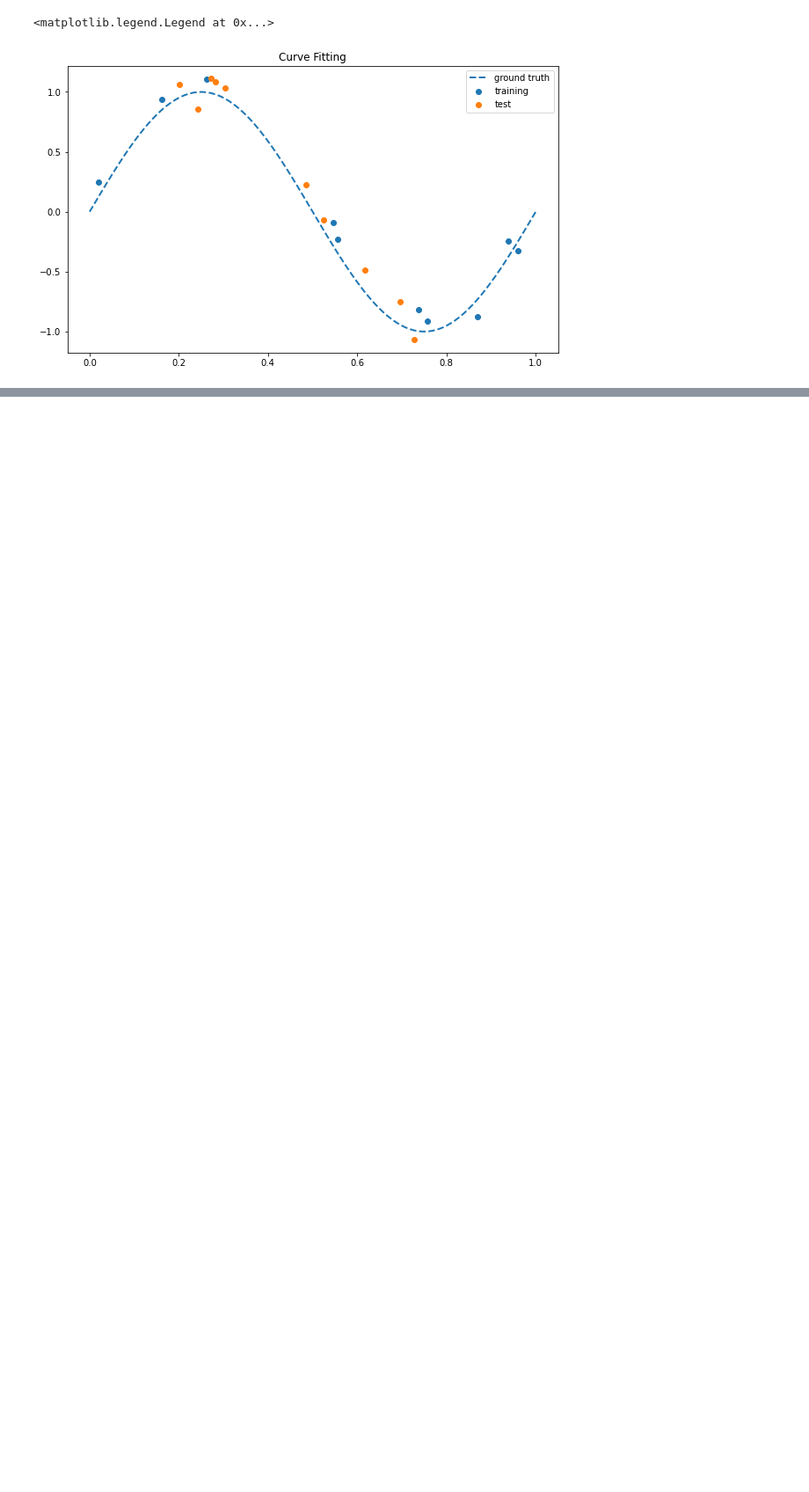
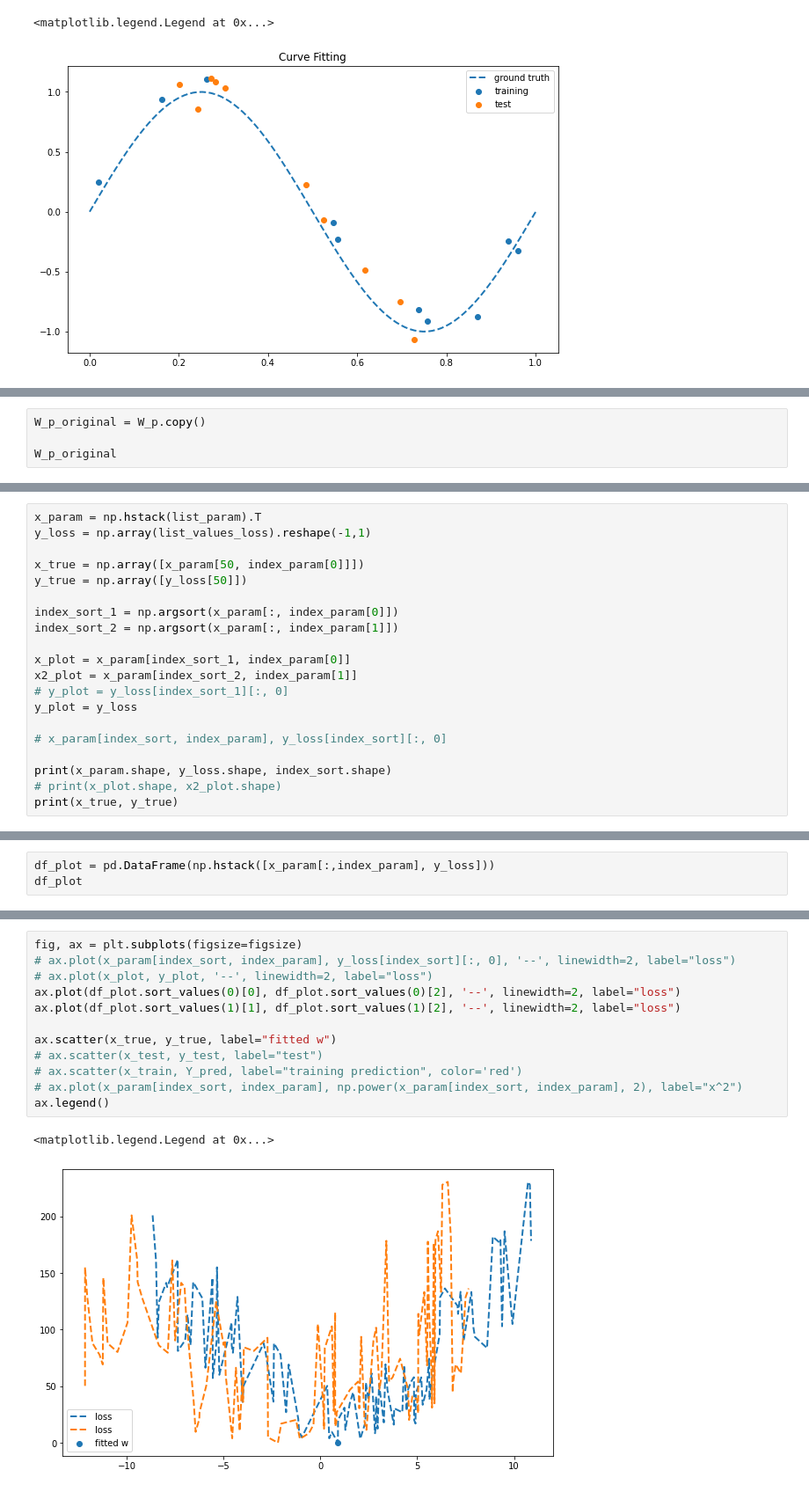
Before and after one commit to jroccal/machine_learning_fundamentals, a Jupyter notebook: notebooks/Polynomial_curve_fitting.ipynb, the cells around one changed output, grey strips where cells are left out. Shown: that part at 88% size. Cells and saved outputs as stored; diff of their text form; blank space fills up the shorter version.

```diff
--- a/notebooks/Polynomial_curve_fitting.ipynb
+++ b/notebooks/Polynomial_curve_fitting.ipynb
@@ -127,0 +115,4 @@ ax.legend()
+# %%
+W_p_original = W_p.copy()
+
+W_p_original
@@ -127,0 +158,20 @@ ax.legend()
+# %%
+x_param = np.hstack(list_param).T
+y_loss = np.array(list_values_loss).reshape(-1,1)
+
+x_true = np.array([x_param[50, index_param[0]]])
+y_true = np.array([y_loss[50]])
+
+index_sort_1 = np.argsort(x_param[:, index_param[0]])
+index_sort_2 = np.argsort(x_param[:, index_param[1]])
+
+x_plot = x_param[index_sort_1, index_param[0]]
+x2_plot = x_param[index_sort_2, index_param[1]]
+# y_plot = y_loss[index_sort_1][:, 0]
+y_plot = y_loss
+
+# x_param[index_sort, index_param], y_loss[index_sort][:, 0]
+
+print(x_param.shape, y_loss.shape, index_sort.shape)
+# print(x_plot.shape, x2_plot.shape)
+print(x_true, y_true)
@@ -127,0 +181,3 @@ ax.legend()
+# %%
+df_plot = pd.DataFrame(np.hstack([x_param[:,index_param], y_loss]))
+df_plot
@@ -127,0 +198,15 @@ ax.legend()
+# %%
+fig, ax = plt.subplots(figsize=figsize)
+# ax.plot(x_param[index_sort, index_param], y_loss[index_sort][:, 0], '--', linewidth=2, label="loss")
+# ax.plot(x_plot, y_plot, '--', linewidth=2, label="loss")
+ax.plot(df_plot.sort_values(0)[0], df_plot.sort_values(0)[2], '--', linewidth=2, label="loss")
+ax.plot(df_plot.sort_values(1)[1], df_plot.sort_values(1)[2], '--', linewidth=2, label="loss")
+
+ax.scatter(x_true, y_true, label="fitted w")
+# ax.scatter(x_test, y_test, label="test")
+# ax.scatter(x_train, Y_pred, label="training prediction", color='red')
+# ax.plot(x_param[index_sort, index_param], np.power(x_param[index_sort, index_param], 2), label="x^2")
+ax.legend()
+# %% [output]
+<matplotlib.legend.Legend at 0x...>
+[figure, added]
```
Also changed, not shown: parts of 21 cells of this notebook.
